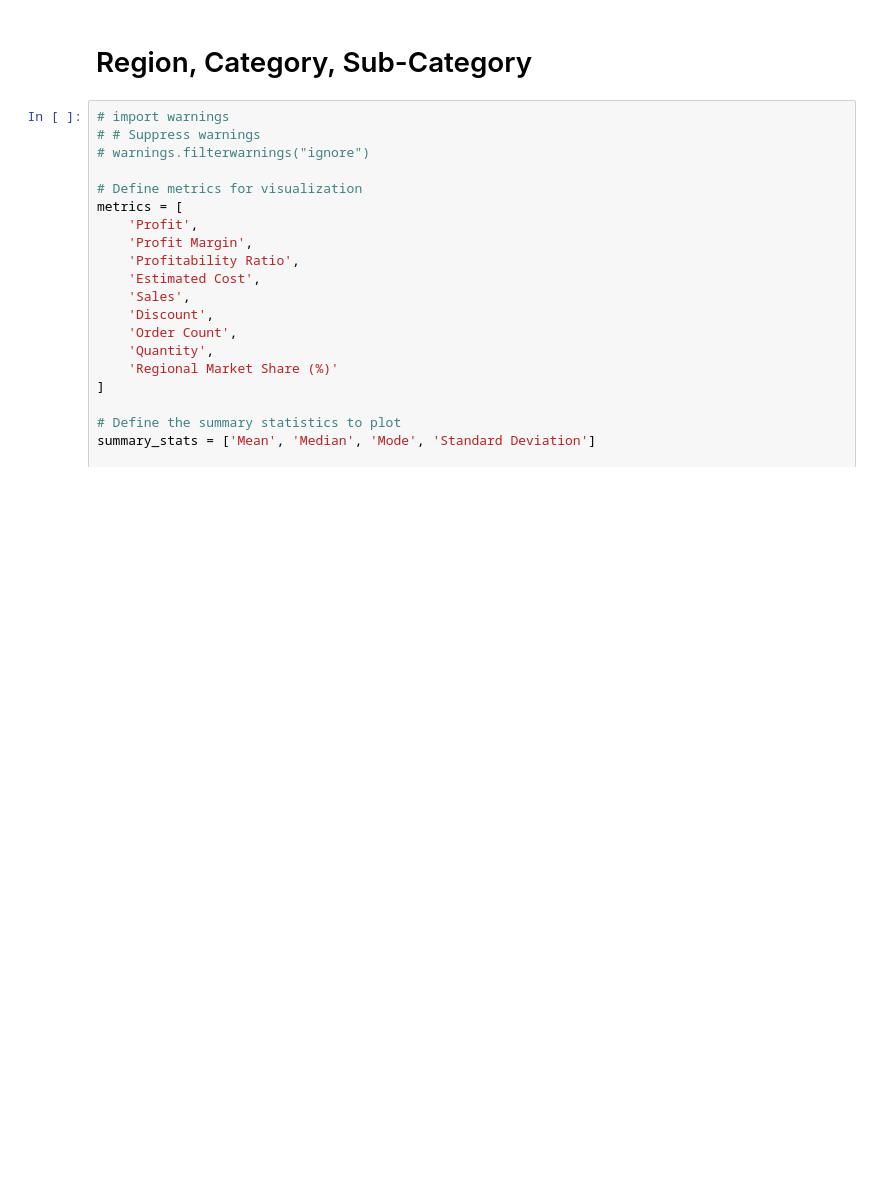
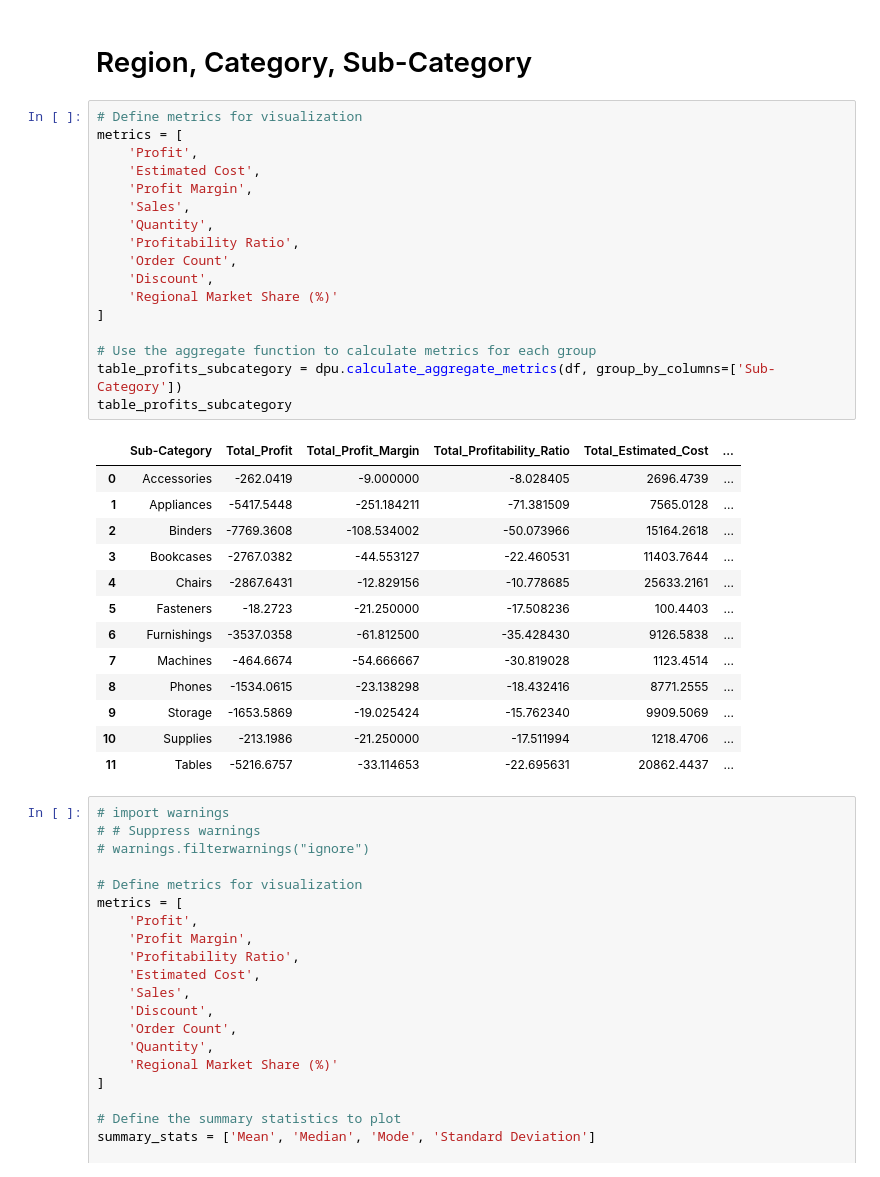
Before and after one commit to micah-shull/superstore, a Jupyter notebook: 008_superstore_Loss_Cost.ipynb, the cells around one changed output. Drawn from its saved outputs; the diff is of its cells as text; blank space fills up the shorter version.

```diff
--- a/008_superstore_Loss_Cost.ipynb
+++ b/008_superstore_Loss_Cost.ipynb
@@ -814,6 +954,37 @@ Figure saved as /content/cost_category.png
 [figure]
 # %% [markdown]
 # Region, Category, Sub-Category
+# %%
+# Define metrics for visualization
+metrics = [
+    'Profit',
+    'Estimated Cost',
+    'Profit Margin',
+    'Sales',
+    'Quantity',
+    'Profitability Ratio',
+    'Order Count',
+    'Discount',
+    'Regional Market Share (%)'
+]
+
+# Use the aggregate function to calculate metrics for each group
+table_profits_subcategory = dpu.calculate_aggregate_metrics(df, group_by_columns=['Sub-Category'])
+table_profits_subcategory
+# %% [output]
+|  | Sub-Category | Total_Profit | Total_Profit_Margin | Total_Profitability_Ratio | Total_Estimated_Cost | ... |
+| 0 | Accessories | -262.0419 | -9.000000 | -8.028405 | 2696.4739 | ... |
+| 1 | Appliances | -5417.5448 | -251.184211 | -71.381509 | 7565.0128 | ... |
+| 2 | Binders | -7769.3608 | -108.534002 | -50.073966 | 15164.2618 | ... |
+| 3 | Bookcases | -2767.0382 | -44.553127 | -22.460531 | 11403.7644 | ... |
+| 4 | Chairs | -2867.6431 | -12.829156 | -10.778685 | 25633.2161 | ... |
+| 5 | Fasteners | -18.2723 | -21.250000 | -17.508236 | 100.4403 | ... |
+| 6 | Furnishings | -3537.0358 | -61.812500 | -35.428430 | 9126.5838 | ... |
+| 7 | Machines | -464.6674 | -54.666667 | -30.819028 | 1123.4514 | ... |
+| 8 | Phones | -1534.0615 | -23.138298 | -18.432416 | 8771.2555 | ... |
+| 9 | Storage | -1653.5869 | -19.025424 | -15.762340 | 9909.5069 | ... |
+| 10 | Supplies | -213.1986 | -21.250000 | -17.511994 | 1218.4706 | ... |
+| 11 | Tables | -5216.6757 | -33.114653 | -22.695631 | 20862.4437 | ... |
 # %%
 # import warnings
 # # Suppress warnings
```
Also changed, not shown: parts of 6 cells of this notebook.
